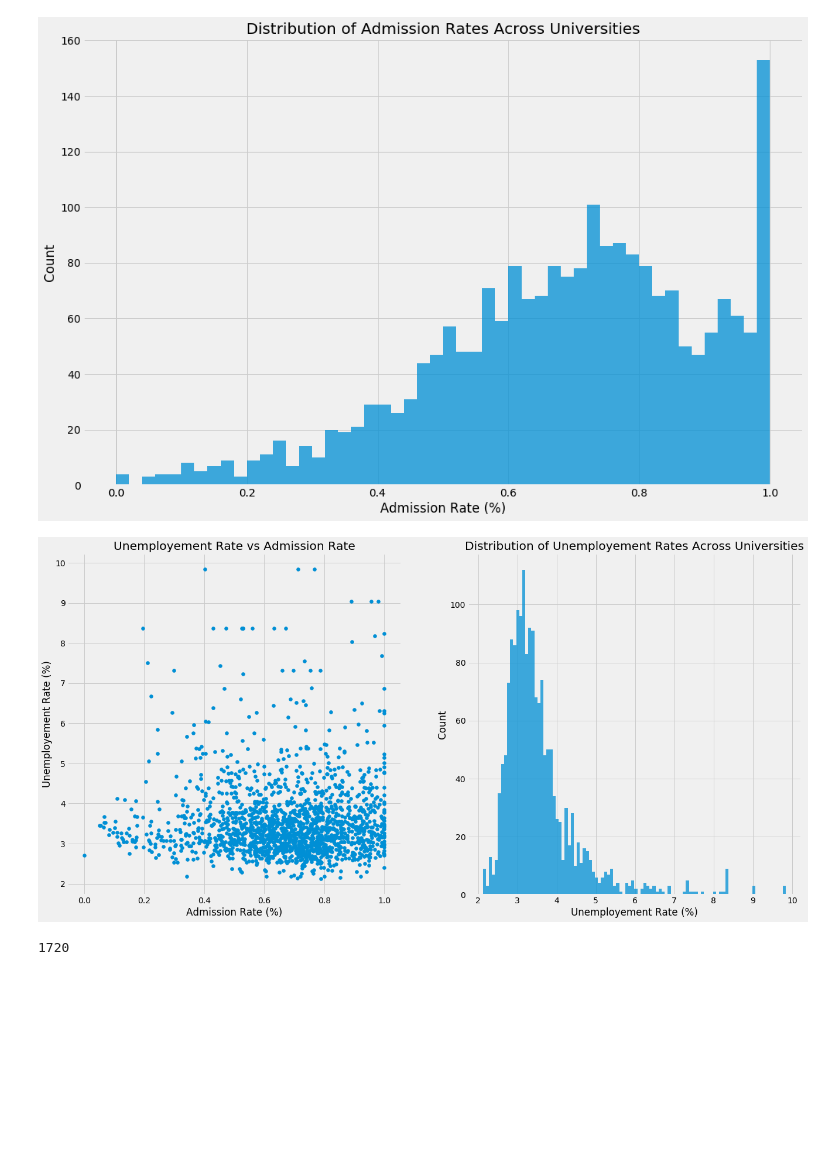
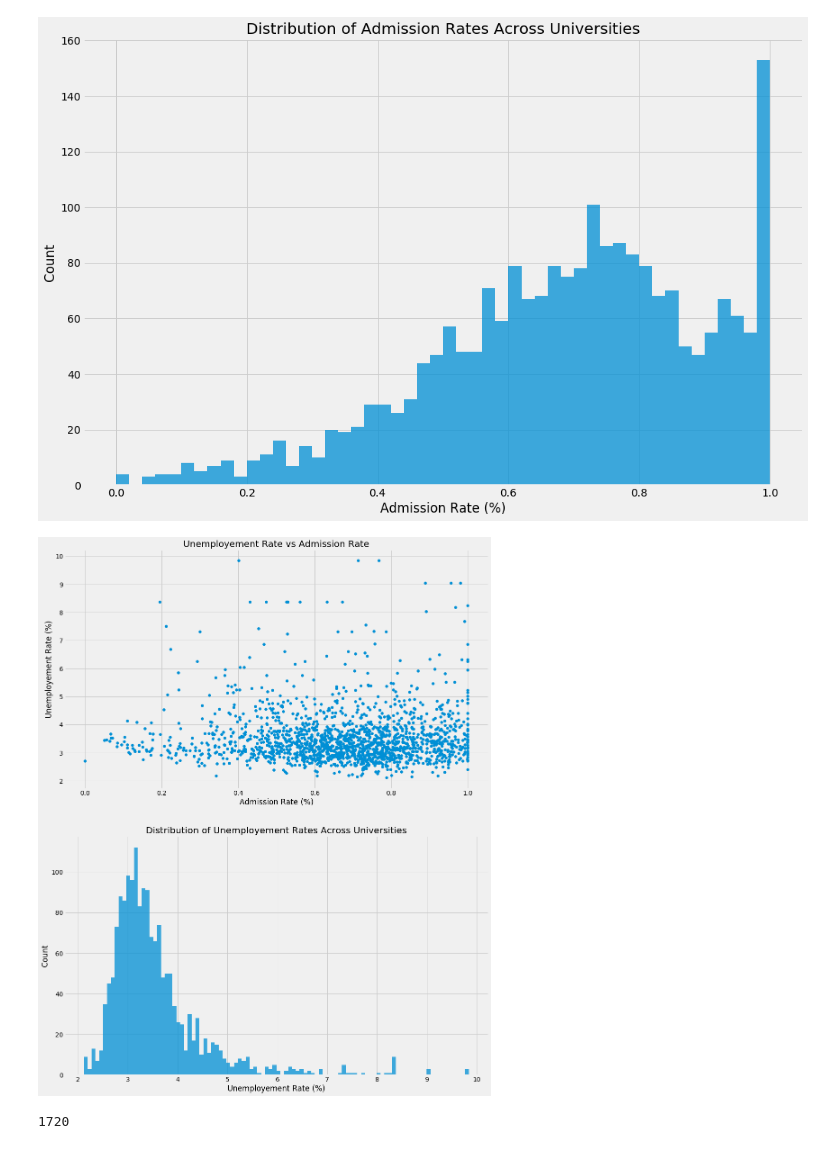
Before and after one commit to jer96/CareerPathPrediction, a Jupyter notebook: analysis/college-scorecard-analysis.ipynb, the cells around one changed output. Drawn from its saved outputs; the diff is of its cells as text; code cells hidden in the pictures; blank space fills up the shorter version.

Commit message:
Added more graphs

```diff
--- a/analysis/college-scorecard-analysis.ipynb
+++ b/analysis/college-scorecard-analysis.ipynb
@@ -142,25 +142,25 @@ columns.append('PCT90_EARN_WNE_P6')
 df_edu_unemp = df_edu_all[columns]
 # %%
 # begin plotting
-f, (ax,ax1) = plt.subplots(1,2, figsize=(20,10))
+f, (ax,ax1) = plt.subplots(2,1, figsize=(15,20))
 # unemployement rate vs admission rate
 df_edu_unemp = df_edu_unemp.replace('PrivacySuppressed', np.nan)
 df_edu_unemp = df_edu_unemp.dropna()
 ax.scatter(df_edu_unemp['ADM_RATE'], df_edu_unemp['UNEMP_RATE'])
 ax.set_title('Unemployement Rate vs Admission Rate')
 ax.set_xlabel('Admission Rate (%)')
 ax.set_ylabel('Unemployement Rate (%)')
 
 # unemployement distribution
 x = df_edu_unemp['UNEMP_RATE'].tolist()
 x = [float(i) for i in x]
 ax1.hist(x, bins=100, alpha=.75)
 ax1.set_title('Distribution of Unemployement Rates Across Universities')
 ax1.set_ylabel('Count')
 ax1.set_xlabel('Unemployement Rate (%)')
 plt.show()
 # %% [output]
-[figure, old version]
+[figure, new version]
 # %%
 len(df_edu_unemp['ADM_RATE'])
 # %% [output]
```
Also changed, not shown: 1 other file.
